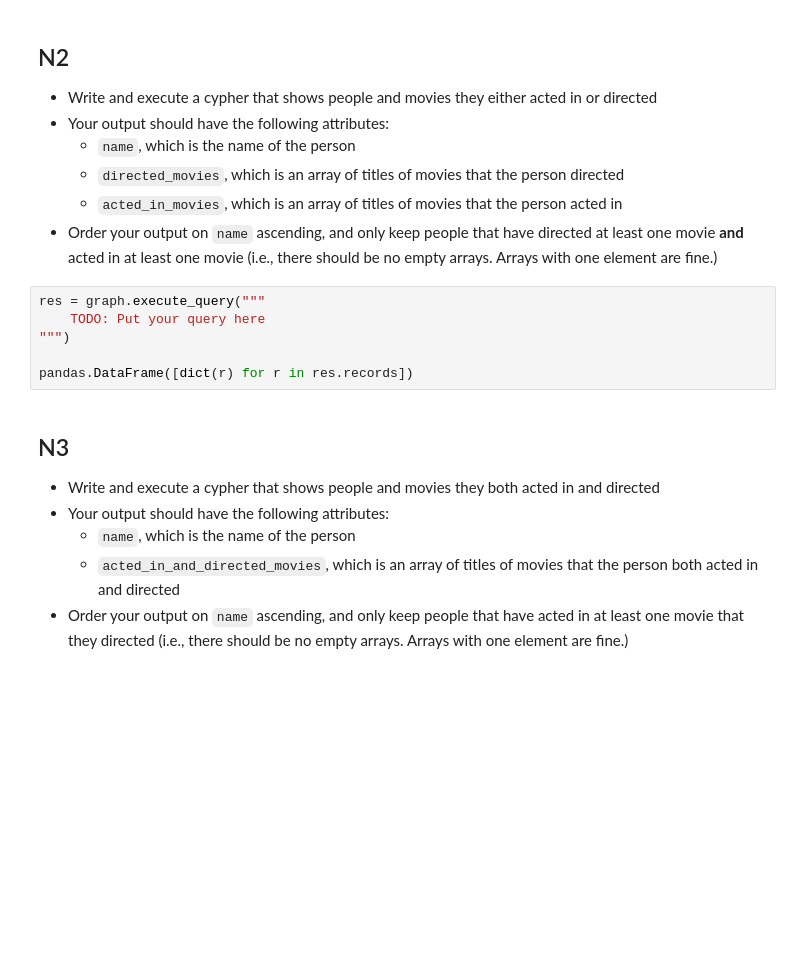
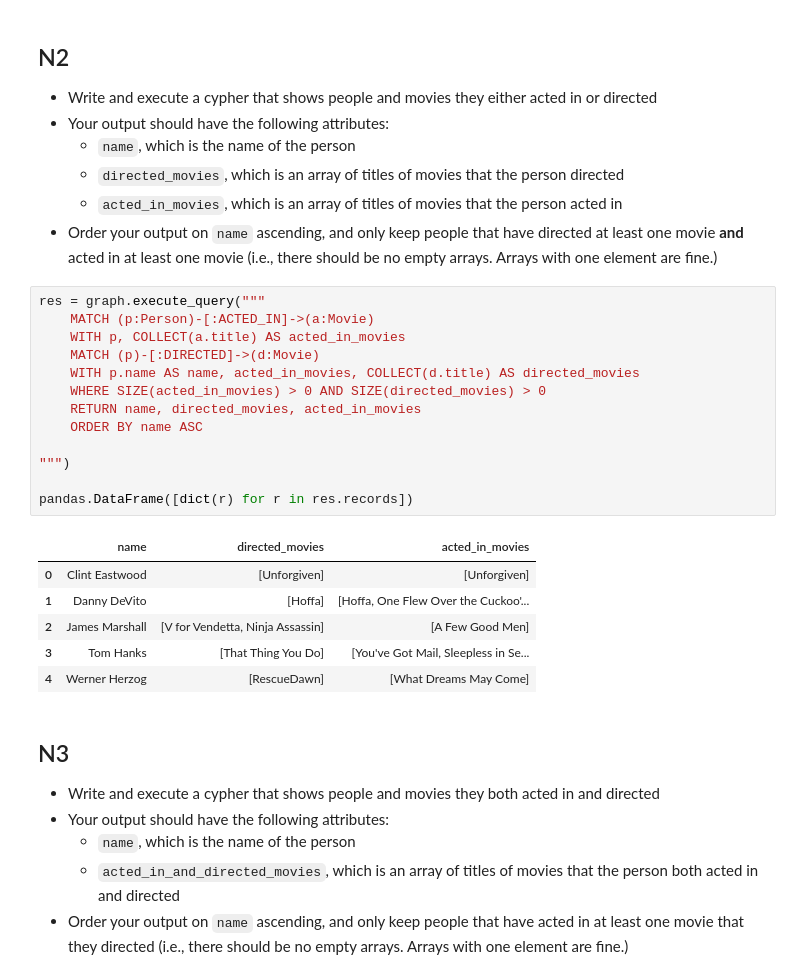
Before and after one commit to sixiann/W4111-Intro-to-Databases-Spring-2024, a Jupyter notebook: Homework/HW4/S24-W4111-HW4.ipynb, the cells around one changed output. Saved outputs shown, nothing was run; the diff lists cells and outputs as text; blank space fills up the shorter version.

```diff
--- a/Homework/HW4/S24-W4111-HW4.ipynb
+++ b/Homework/HW4/S24-W4111-HW4.ipynb
@@ -533,10 +700,24 @@ print(res)
 - Order your output on `name` ascending, and only keep people that have directed at least one movie **and** acted in at least one movie (i.e., there should be no empty arrays. Arrays with one element are fine.)
 # %%
 res = graph.execute_query("""
-    TODO: Put your query here
+    MATCH (p:Person)-[:ACTED_IN]->(a:Movie)
+    WITH p, COLLECT(a.title) AS acted_in_movies
+    MATCH (p)-[:DIRECTED]->(d:Movie)
+    WITH p.name AS name, acted_in_movies, COLLECT(d.title) AS directed_movies
+    WHERE SIZE(acted_in_movies) > 0 AND SIZE(directed_movies) > 0
+    RETURN name, directed_movies, acted_in_movies
+    ORDER BY name ASC
+
 """)
 
 pandas.DataFrame([dict(r) for r in res.records])
+# %% [output]
+|  | name | directed_movies | acted_in_movies |
+| 0 | Clint Eastwood | [Unforgiven] | [Unforgiven] |
+| 1 | Danny DeVito | [Hoffa] | [Hoffa, One Flew Over the Cuckoo'... |
+| 2 | James Marshall | [V for Vendetta, Ninja Assassin] | [A Few Good Men] |
+| 3 | Tom Hanks | [That Thing You Do] | [You've Got Mail, Sleepless in Se... |
+| 4 | Werner Herzog | [RescueDawn] | [What Dreams May Come] |
 # %% [markdown]
 ## N3
 
```
Also changed, not shown: parts of 7 cells of this notebook.
